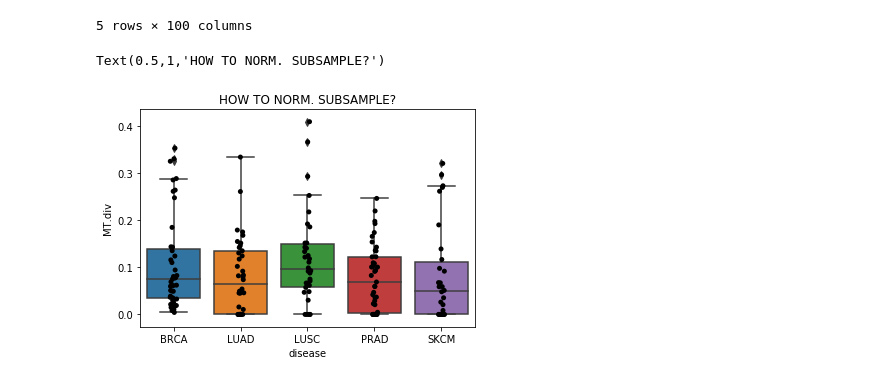
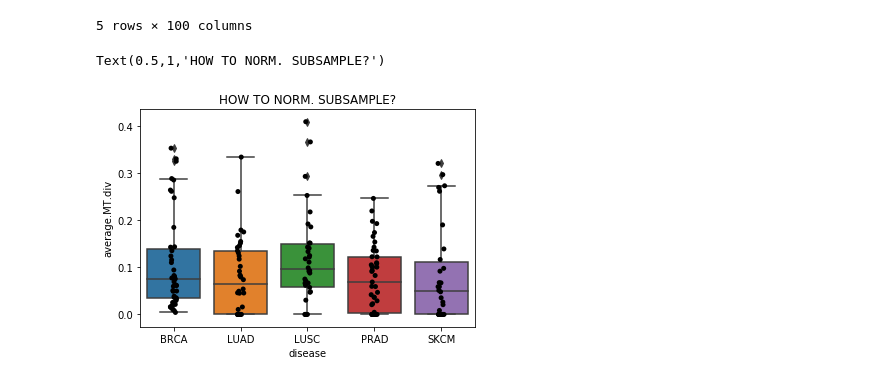
Before and after one commit to smangul1/seeing.beyond.target.results, a Jupyter notebook: raw.results/analysis.ipynb, the cells around one changed output. Drawn from its saved outputs; the diff is of its cells as text; code cells hidden in the pictures.

```diff
--- a/raw.results/analysis.ipynb
+++ b/raw.results/analysis.ipynb
@@ -271,10 +271,10 @@ data.head()
 # %%
 ##ID,average.MT.div,max.MT.div
 
 import seaborn as sns  #be sure version >=0.9
-sns.boxplot(x="disease", y="MT.div", data=data)
-ax=sns.stripplot(x="disease", y="MT.div", data=data, palette=["black"], jitter=0.05)
+sns.boxplot(x="disease", y="average.MT.div", data=data)
+ax=sns.stripplot(x="disease", y="average.MT.div", data=data, palette=["black"], jitter=0.05)
 ax.set_title('HOW TO NORM. SUBSAMPLE?')
 # %% [output]
 Text(0.5,1,'HOW TO NORM. SUBSAMPLE?')
-[figure, old version]
+[figure, new version]
```
Also changed, not shown: parts of 1 cell of this notebook.
